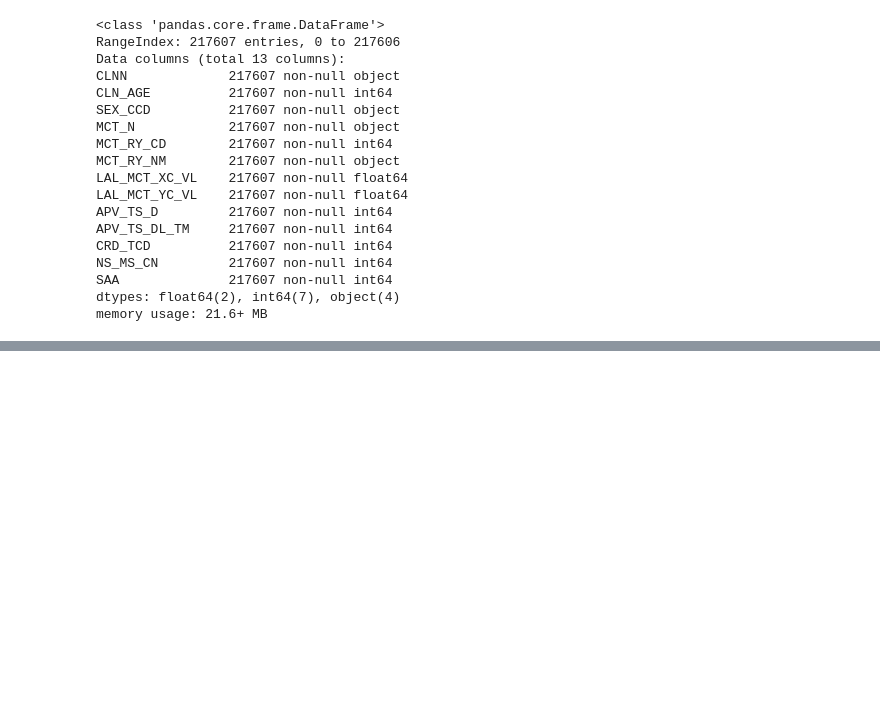
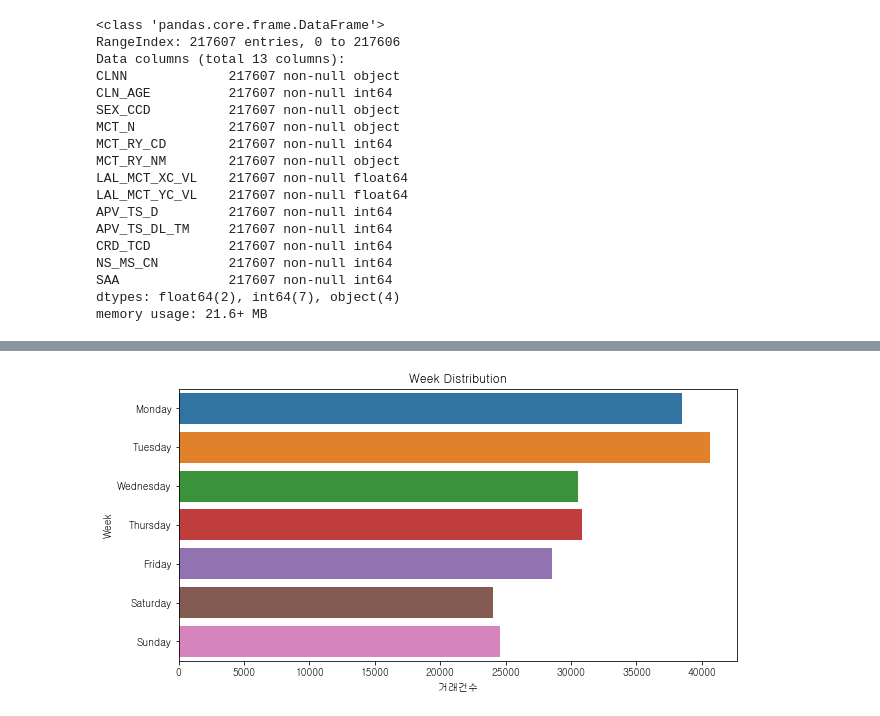
Before and after one commit to lain-02/aiproject, a Jupyter notebook: ai_project.ipynb, the cells around one changed output, grey strips where cells are left out. Saved outputs shown, nothing was run; the diff lists cells and outputs as text; code cells hidden in the pictures; blank space fills up the shorter version.

```diff
--- a/ai_project.ipynb
+++ b/ai_project.ipynb
@@ -71,0 +121,15 @@ plt.show()
+# %%
+data['APV_WEEK'] = data['APV_TS_D'].dt.day_name()
+# %%
+# 요일별 분포
+
+week_count=data['APV_WEEK'].value_counts()
+order=["Monday", "Tuesday", "Wednesday", "Thursday", "Friday", "Saturday", "Sunday"]
+plt.figure(figsize=(10,5))
+sns.barplot(week_count.values, week_count.index, order=order)
+plt.ylabel("Week")
+plt.xlabel("거래건수")
+plt.title("Week Distribution")
+plt.show()
+# %% [output]
+[figure, added]
```
Also changed, not shown: parts of 18 cells of this notebook.
